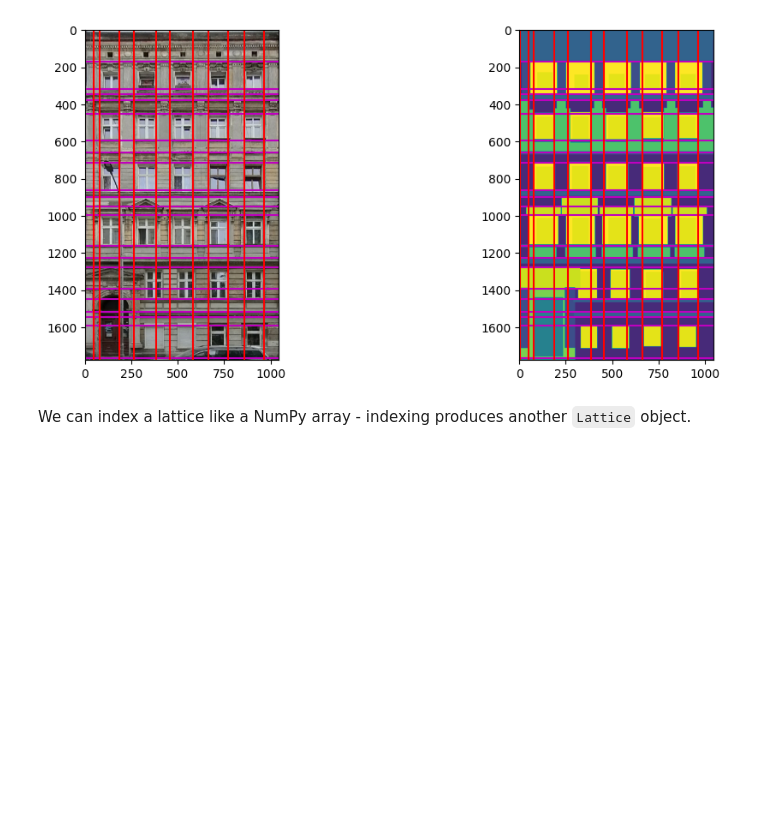
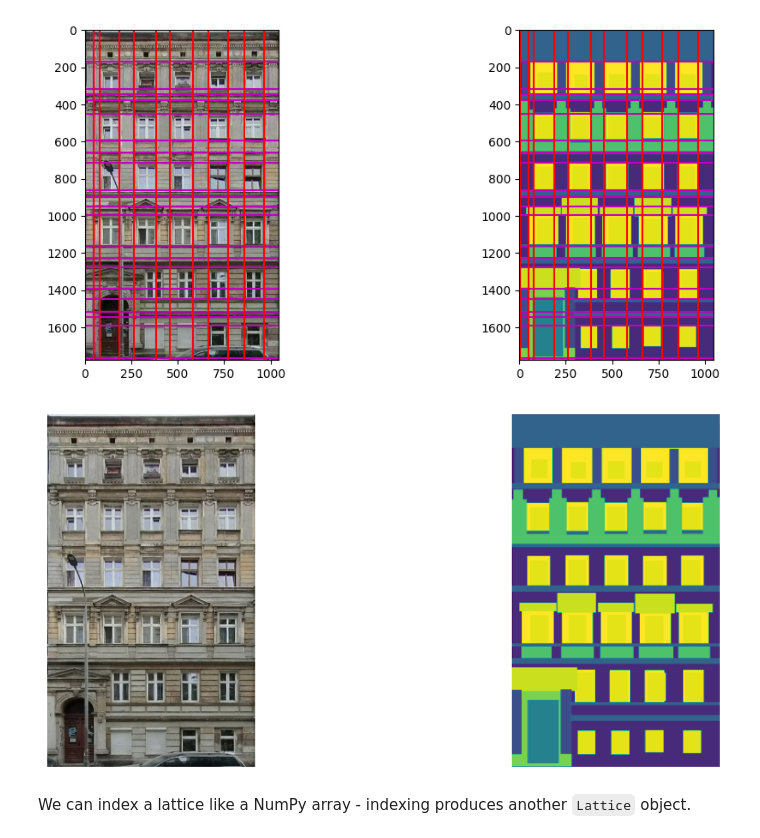
Before and after one commit to Tenements-facades-project/wrofacade, a Jupyter notebook: notebooks/2-useful-utilities.ipynb, the cells around one changed output. Cells and saved outputs as stored; diff of their text form; code cells hidden in the pictures; blank space fills up the shorter version.

Commit message:
plot cropped facade in notebook 2

```diff
--- a/notebooks/2-useful-utilities.ipynb
+++ b/notebooks/2-useful-utilities.ipynb
@@ -127,6 +127,10 @@ better_lattice = Lattice.from_lines(
 better_lattice.plot()
 # %% [output]
 [figure]
+# %%
+draw_facade_and_mask(*better_lattice.assemble_lattice(), show_axis=False)
+# %% [output]
+[figure, added]
 # %% [markdown]
 We can index a lattice like a NumPy array - indexing produces another `Lattice` object.
 # %%
```
